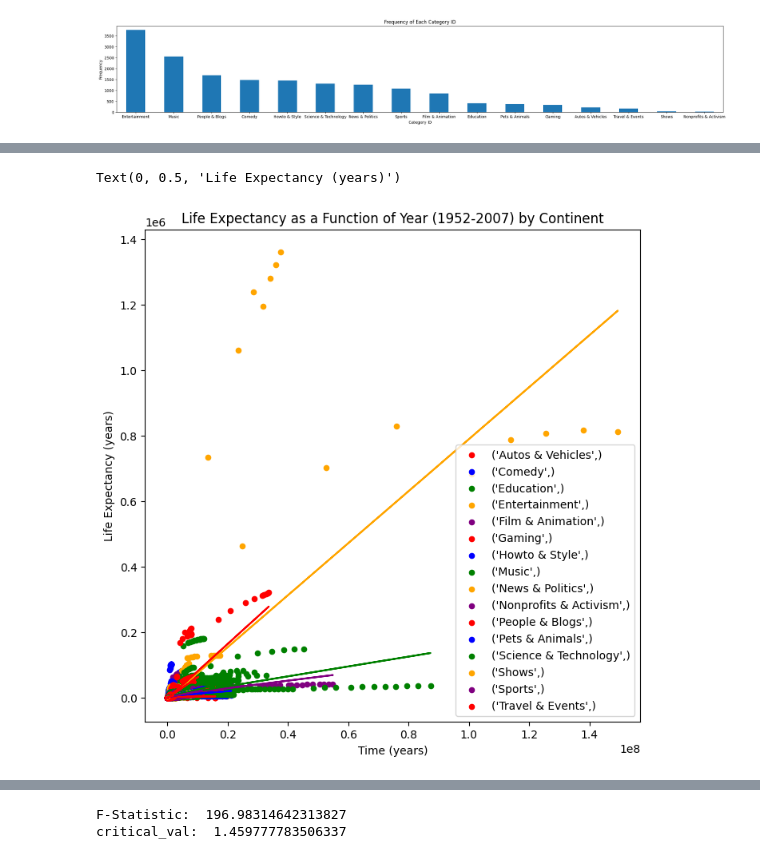
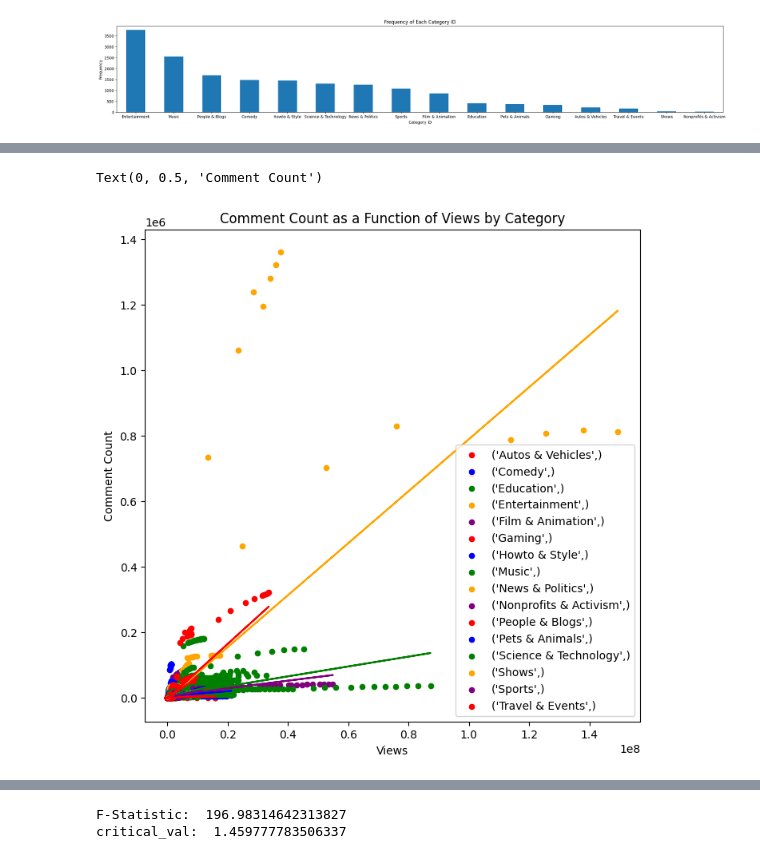
Before and after one commit to alec-luterman/320_final, a Jupyter notebook: 320_Final.ipynb, the cells around one changed output, grey strips where cells are left out. Cells and saved outputs as stored; diff of their text form; code cells hidden in the pictures.

```diff
--- a/320_Final.ipynb
+++ b/320_Final.ipynb
@@ -212,24 +212,24 @@ strong multicollinearity or other numerical problems.
 # %%
 df_by_cont = df.groupby(['category_id'])
 groups = df_by_cont.groups
 
 colors = ['red', 'blue', 'green', 'orange', 'purple']
 
 fig, ax = plt.subplots(figsize=(8,8))
 for idx, (key, values) in enumerate(df.groupby(['category_id'])):
 
     ax = values.plot(ax=ax, kind='scatter', x='views', y='comment_count', label=key, color=colors[idx%5])
     x = values['views']
     y = values['comment_count']
     res = stats.linregress(x,y)
     ax.plot(x, res.intercept + res.slope*x, colors[idx%5])
 
-ax.set_title('Life Expectancy as a Function of Year (1952-2007) by Continent')
-ax.set_xlabel('Time (years)')
-ax.set_ylabel('Life Expectancy (years)')
+ax.set_title('Comment Count as a Function of Views by Category')
+ax.set_xlabel('Views')
+ax.set_ylabel('Comment Count')
 # %% [output]
-Text(0, 0.5, 'Life Expectancy (years)')
+Text(0, 0.5, 'Comment Count')
-[figure, old version]
+[figure, new version]
 # %%
 lin_reg2 = smf.ols(formula='comment_count ~ category_id*views', data=df).fit()
 print(str(lin_reg2.summary()))
```
Also changed, not shown: parts of 9 cells of this notebook.
